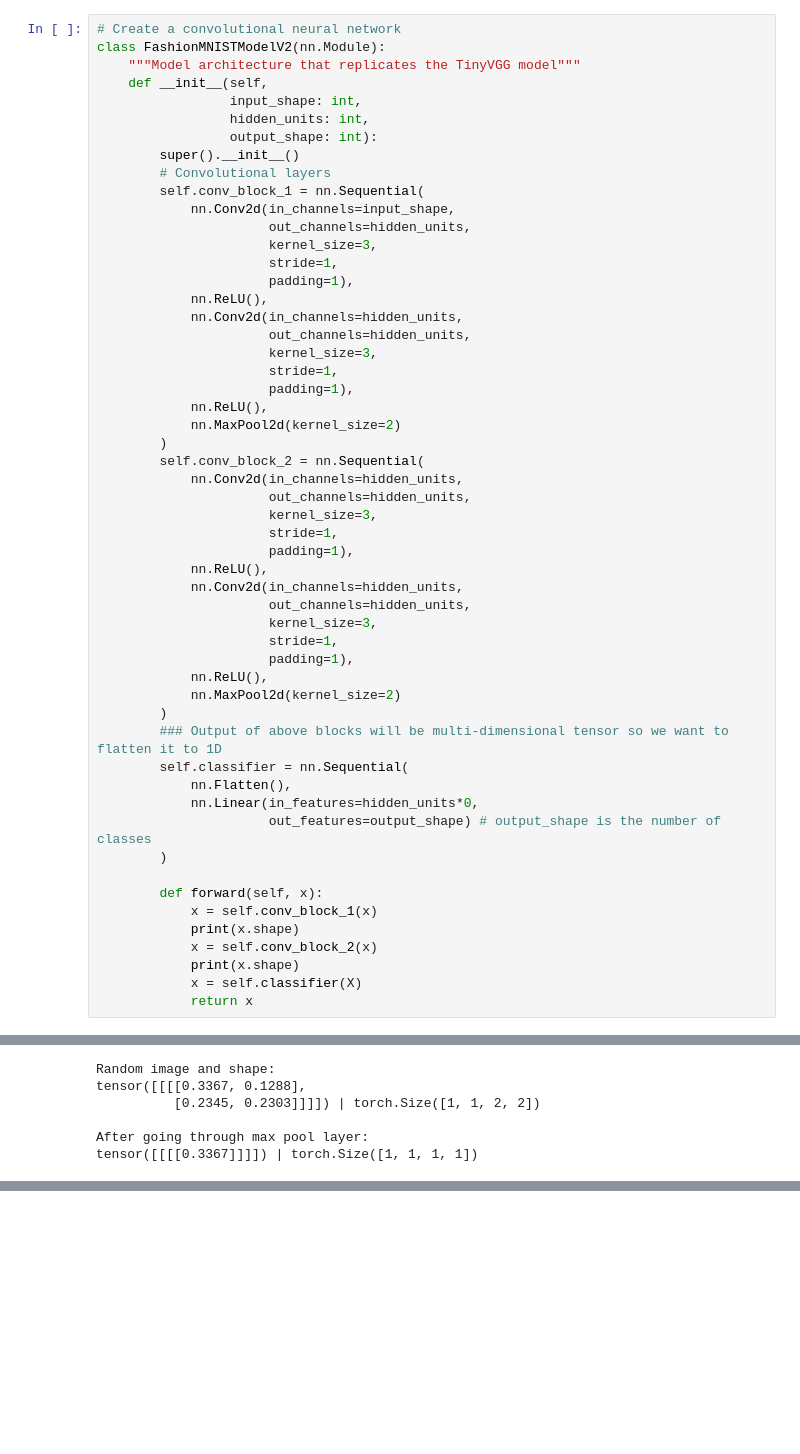
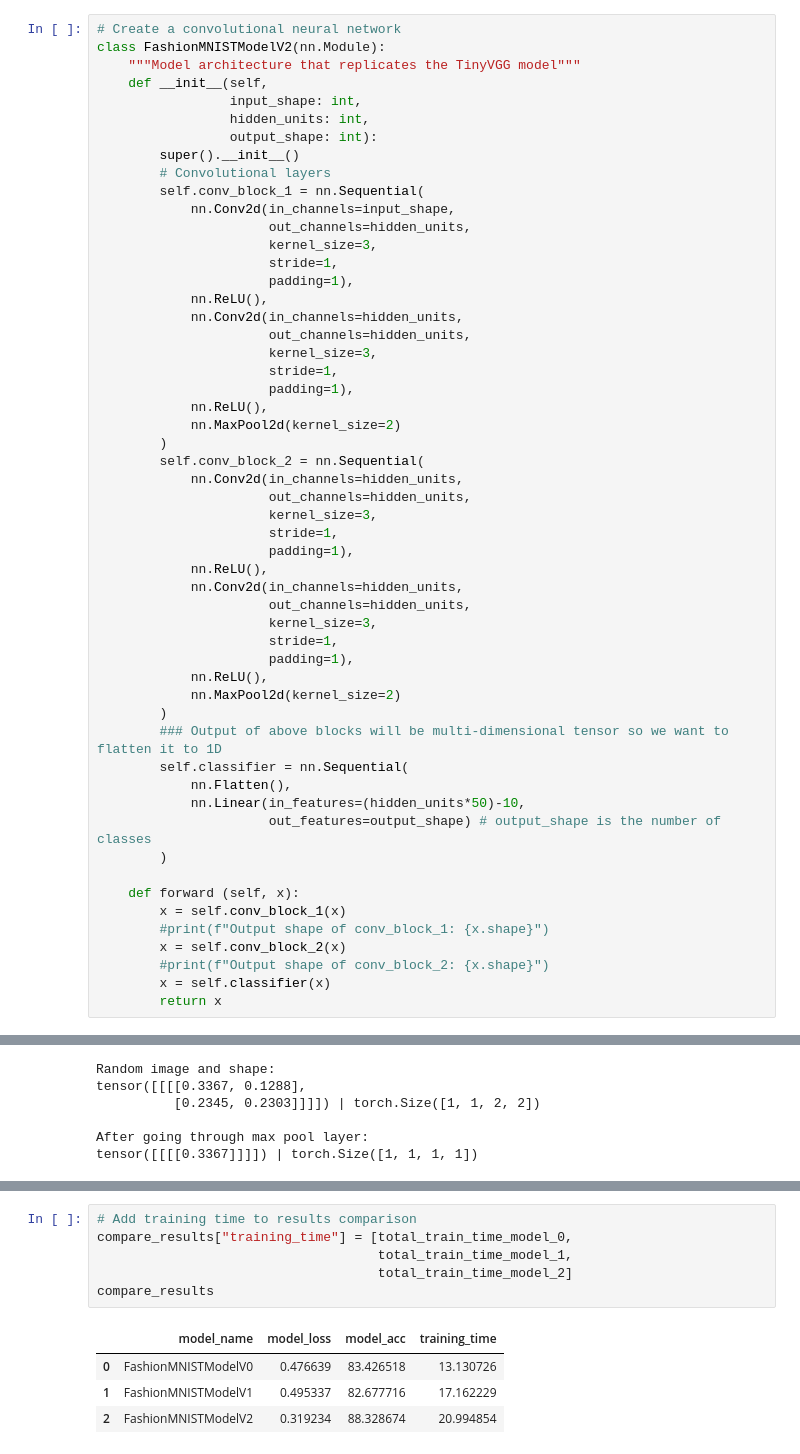
Before and after one commit to ggalindo11/Pytorch_Fundamentals, a Jupyter notebook: 03_pytorch_computer_vision.ipynb, the cells around one changed output, grey strips where cells are left out. Cells and saved outputs as stored; diff of their text form; blank space fills up the shorter version.

```diff
--- a/03_pytorch_computer_vision.ipynb
+++ b/03_pytorch_computer_vision.ipynb
@@ -795,17 +796,17 @@ class FashionMNISTModelV2(nn.Module):
         ### Output of above blocks will be multi-dimensional tensor so we want to flatten it to 1D
         self.classifier = nn.Sequential(
             nn.Flatten(),
-            nn.Linear(in_features=hidden_units*0,
+            nn.Linear(in_features=(hidden_units*50)-10,
                       out_features=output_shape) # output_shape is the number of classes
         )
 
-        def forward(self, x):
-            x = self.conv_block_1(x)
-            print(x.shape)
-            x = self.conv_block_2(x)
-            print(x.shape)
-            x = self.classifier(X)
-            return x
+    def forward (self, x):
+        x = self.conv_block_1(x)
+        #print(f"Output shape of conv_block_1: {x.shape}")
+        x = self.conv_block_2(x)
+        #print(f"Output shape of conv_block_2: {x.shape}")
+        x = self.classifier(x)
+        return x
 # %%
 torch.manual_seed(42)
 model_2 = FashionMNISTModelV2(input_shape=1, # number of color channels (we use black & white so 1, for a colored image it is 3 (R.G.B))
@@ -900,0 +1029,11 @@ tensor([[[[0.3367]]]]) | torch.Size([1, 1, 1, 1])
+# %%
+# Add training time to results comparison
+compare_results["training_time"] = [total_train_time_model_0,
+                                    total_train_time_model_1,
+                                    total_train_time_model_2]
+compare_results
+# %% [output]
+|  | model_name | model_loss | model_acc | training_time |
+| 0 | FashionMNISTModelV0 | 0.476639 | 83.426518 | 13.130726 |
+| 1 | FashionMNISTModelV1 | 0.495337 | 82.677716 | 17.162229 |
+| 2 | FashionMNISTModelV2 | 0.319234 | 88.328674 | 20.994854 |
```
Also changed, not shown: parts of 27 cells of this notebook, 1 other file.
